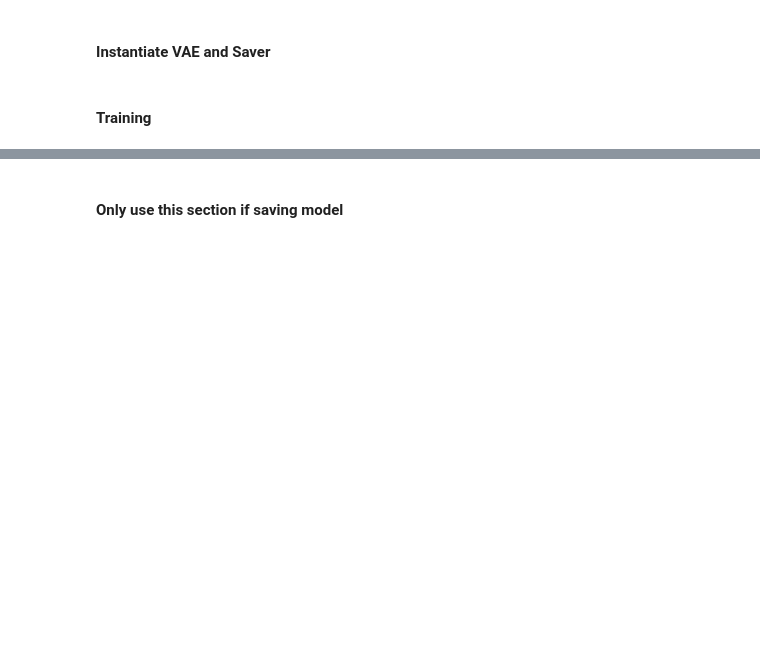
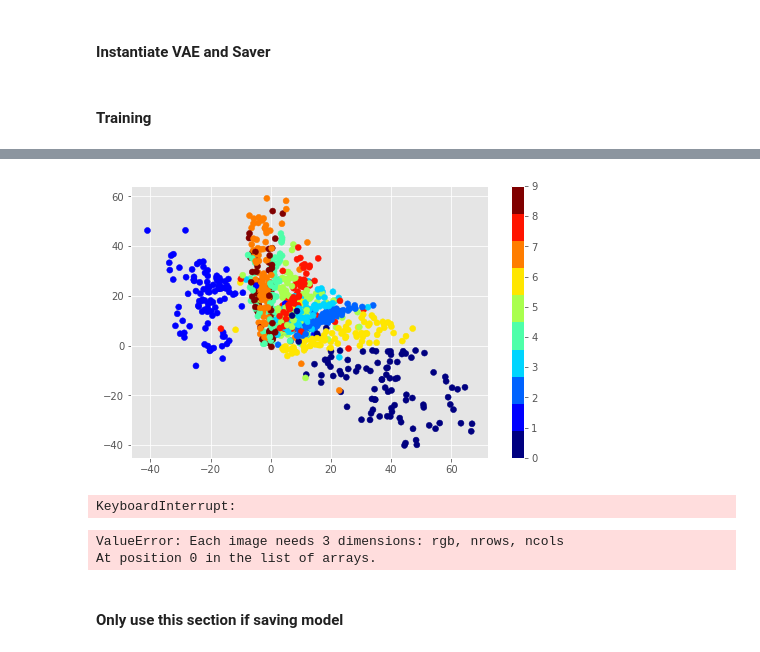
Before and after one commit to willtai/vae_exploration, a Jupyter notebook: notebooks/mnist_vae.ipynb, the cells around one changed output, grey strips where cells are left out. Cells and saved outputs as stored; diff of their text form; code cells hidden in the pictures; blank space fills up the shorter version.

```diff
--- a/notebooks/mnist_vae.ipynb
+++ b/notebooks/mnist_vae.ipynb
@@ -148,7 +52,8 @@ kl_loss = 0
 for epoch in range(hm_epochs):
 
     for _ in range(int(mnist.train.num_examples/vae.batch_size)):
-        epoch_x, _ = mnist.train.next_batch(vae.batch_size)
+        epoch_x, epoch_label = mnist.train.next_batch(vae.batch_size)
+        epoch_label = np.argmax(epoch_label,axis=1)
         _, c, recon, kl = vae.fit(np.rint(epoch_x).astype(np.float32))
         epoch_loss += c/(int(mnist.train.num_examples/vae.batch_size) * vae.batch_size)
         recon_loss += recon/(int(mnist.train.num_examples/vae.batch_size) * vae.batch_size)
@@ -162,12 +67,10 @@ for epoch in range(hm_epochs):
         print('Reconstruction loss : ', recon_loss, end='; ')
         print('KL loss', kl_loss)
 
-#     if epoch % 10 is 0:
-#         x_gen = vae.generate(zz)
-#         list_of_latent_spaces.append(x_gen)
-
+#         z_mu = vae.get_z_mean(np.rint(epoch_x).astype(np.float32))
+#         list_of_z_mu.append(z_mu)
 #         plt.close()
-#         fig = plt.figure(figsize=(5,5))
-#         draw_digits(x_gen,10)
+#         plt.figure(figsize=(8, 5))
+#         draw_digits_latent_space(z_mu, epoch_label)
 #         plt.show()
 # %% [output]
@@ -191,3 +78,10 @@ Epoch 991 / 1000 ; average loss: 643097.5954575326; Reconstruction loss :  64121
+[figure, added]
+KeyboardInterrupt:
+# %%
+write_gif(list_of_z_mu, 'mnist.gif', fps=5)
+# %% [output]
+ValueError: Each image needs 3 dimensions: rgb, nrows, ncols
+At position 0 in the list of arrays.
 # %% [markdown]
 #### Only use this section if saving model
 # %%
```
Also changed, not shown: parts of 16 cells of this notebook, 5 other files.
